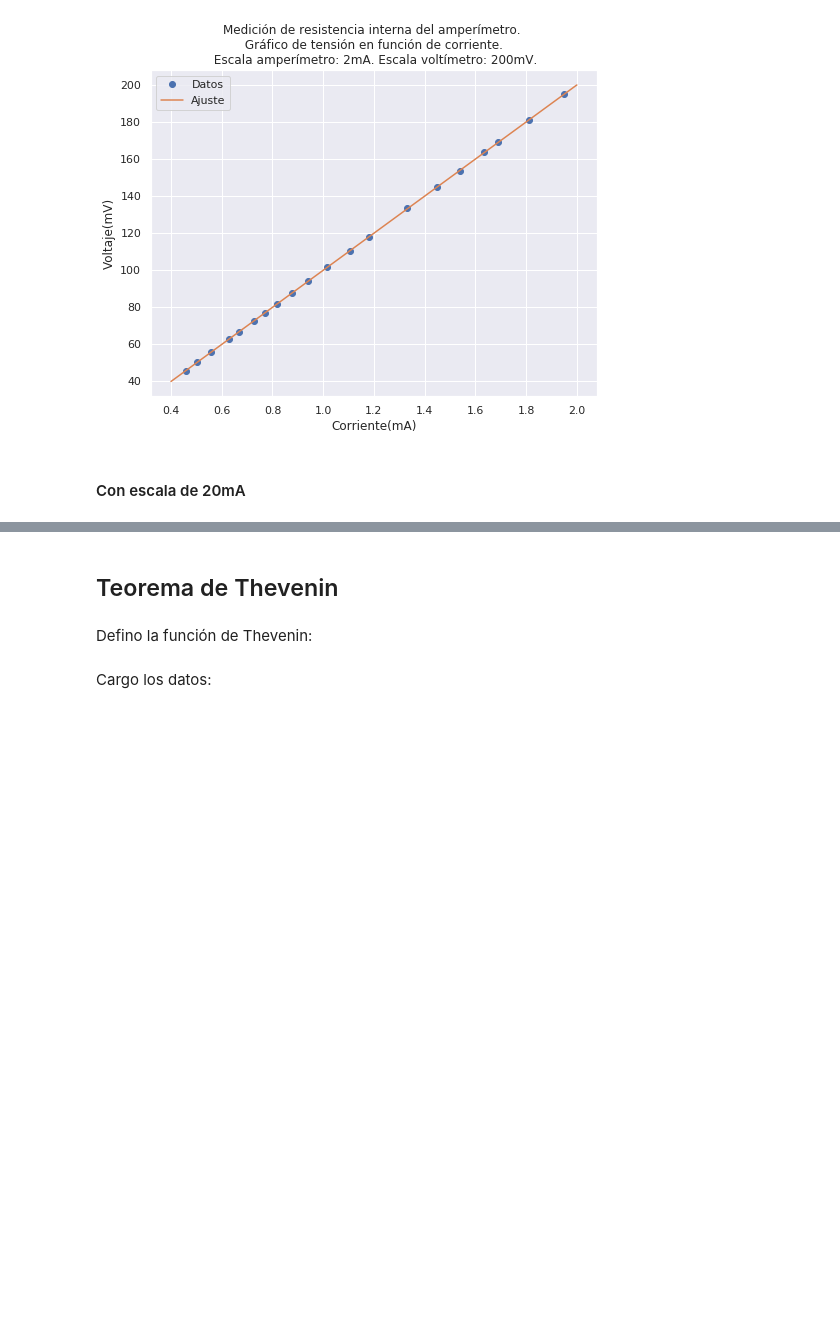
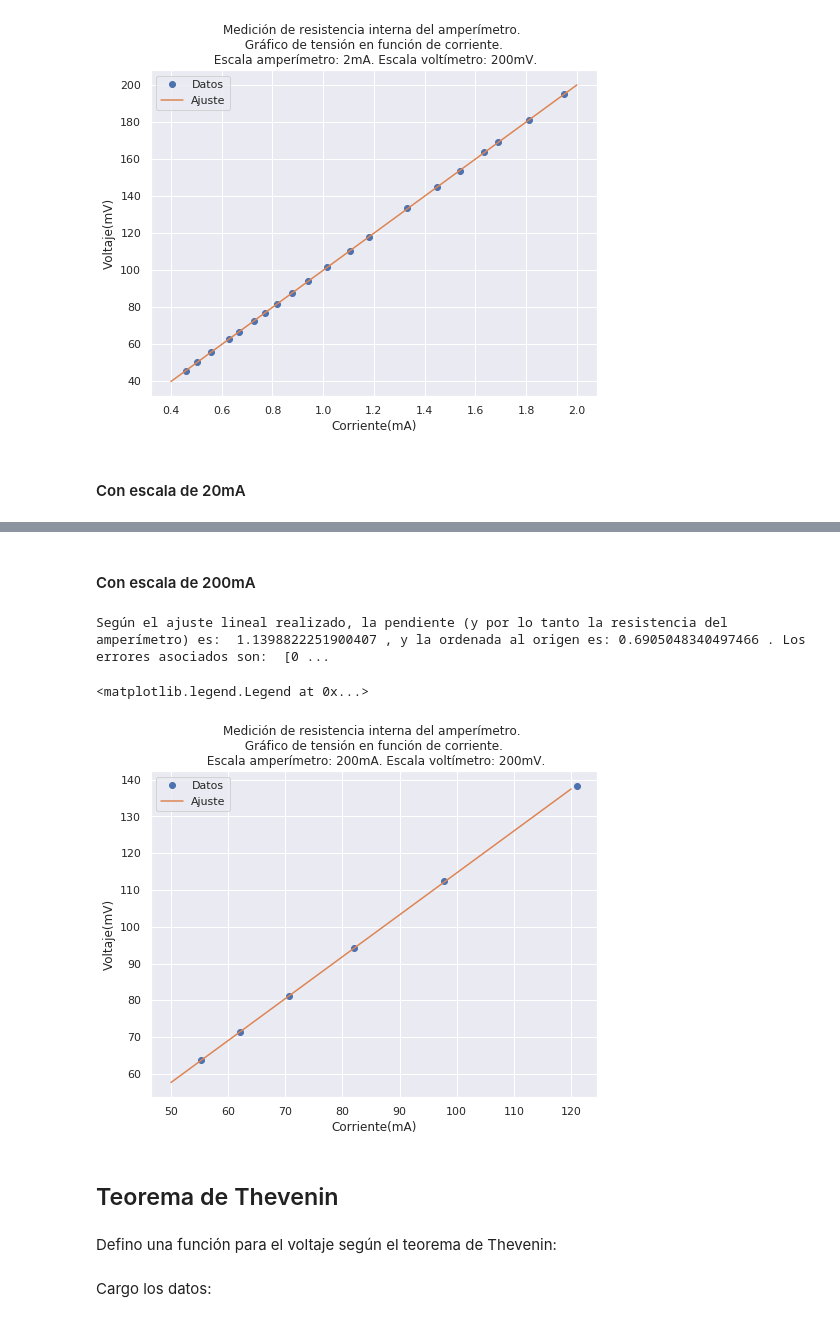
Before and after one commit to mercedesabril/Laboratorio3, a Jupyter notebook: Informe1/Informe1.ipynb, the cells around one changed output, grey strips where cells are left out. Drawn from its saved outputs; the diff is of its cells as text; code cells hidden in the pictures; blank space fills up the shorter version.

```diff
--- a/Informe1/Informe1.ipynb
+++ b/Informe1/Informe1.ipynb
@@ -160,0 +159,2 @@ plt.legend()
+# %% [markdown]
+#### Con escala de 200mA
@@ -161,7 +171,26 @@ plt.legend()
+# %%
+params, var = curve_fit(lineal, med3.lectura_amperimetro, med3.lectura_voltimetro, p0=[1,0], sigma = med3.error_amperimetro)
+med3.cargar_parametros(params, var)
+print('Según el ajuste lineal realizado, la pendiente (y por lo tanto la resistencia del amperímetro) es: ',
+      med3.parametros[0],  ', y la ordenada al origen es:', med3.parametros[1], '. Los errores asociados son: ',
+      np.sqrt(np.diag(med3.matriz_var)))
+# %% [output]
+Según el ajuste lineal realizado, la pendiente (y por lo tanto la resistencia del amperímetro) es:  1.1398822251900407 , y la ordenada al origen es: 0.6905048340497466 . Los errores asociados son:  [0 ...
+# %%
+fig = plt.figure(figsize = [8,6])
+plt.plot(med3.lectura_amperimetro, med3.lectura_voltimetro, 'o', label = 'Datos')
+plt.plot(np.linspace(50, 120, 1000), lineal(np.linspace(50, 120, 1000), *med3.parametros), label = 'Ajuste')
+plt.title('Medición de resistencia interna del amperímetro. \n Gráfico de tensión en función de corriente. \n Escala amperímetro: 200mA. Escala voltímetro: 200mV.')
+plt.xlabel('Corriente(mA)')
+plt.ylabel('Voltaje(mV)')
+plt.legend()
+# %% [output]
+<matplotlib.legend.Legend at 0x...>
+[figure, added]
 # %% [markdown]
 ## Teorema de Thevenin
 # %% [markdown]
-Defino la función de Thevenin:
+Defino una función para el voltaje según el teorema de Thevenin:
 # %%
 def Vc(ic, Eeqt, Reqt):
     Vc = Eeqt - ic*Reqt
```
Also changed, not shown: parts of 14 cells of this notebook.
